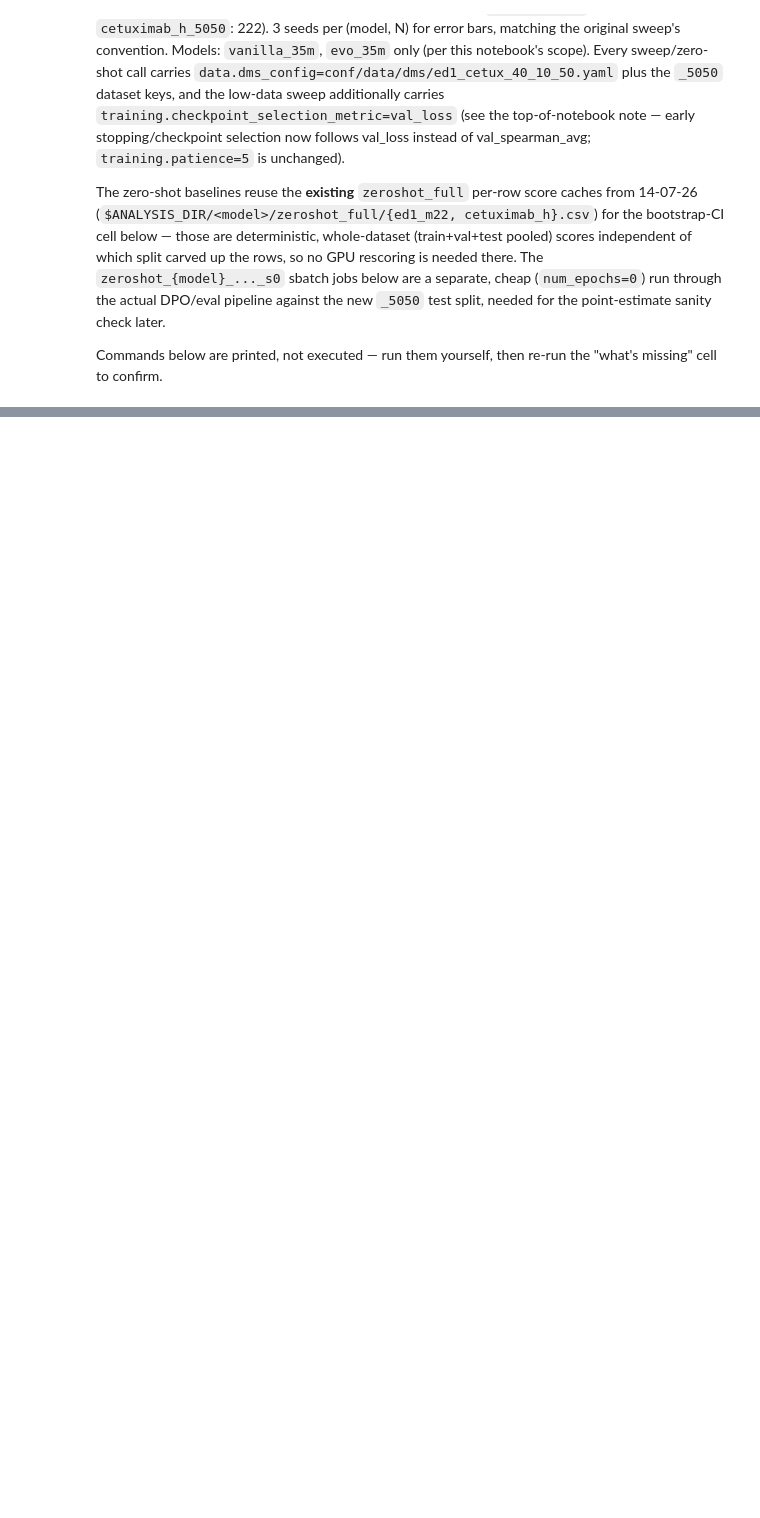
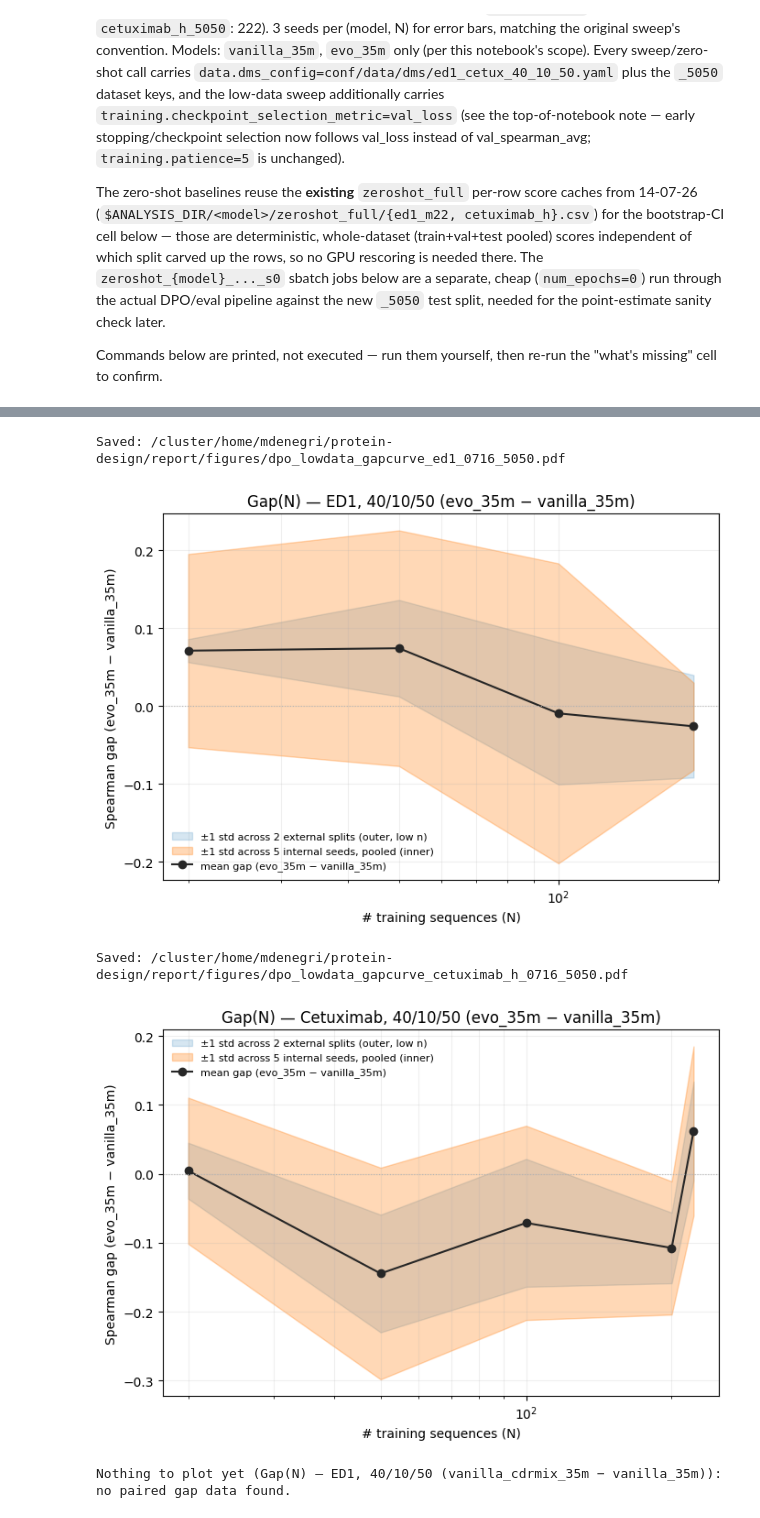
Before and after one commit to gioguida/protein-design, a Jupyter notebook: report/meetings/16-07-26.ipynb, the cells around one changed output, grey strips where cells are left out. Drawn from its saved outputs; the diff is of its cells as text; code cells hidden in the pictures; blank space fills up the shorter version.

```diff
--- a/report/meetings/16-07-26.ipynb
+++ b/report/meetings/16-07-26.ipynb
@@ -736,7 +875,7 @@ def _gap_curve_stats(gaps_df):
     outer["pooled_inner_std"] = np.sqrt(outer["pooled_inner_var"])
     return per_split.sort_values(["split_seed", "n_train"]), outer.sort_values("n_train")
 
-def _plot_gap_curve(gap_stats, title="", save_path=None):
+def _plot_gap_curve(gap_stats, title="", save_path=None, model_a="evo_35m", model_b="vanilla_35m"):
     if gap_stats.empty:
         print(f"Nothing to plot yet ({title}): no paired gap data found."); return None
     fig, ax = plt.subplots(figsize=(7, 5))
@@ -751,35 +890,58 @@ def _plot_gap_curve(gap_stats, title="", save_path=None):
                      label="±1 std across 2 external splits (outer, low n)")
     ax.fill_between(x, y - inner, y + inner, color="C1", alpha=0.30,
                      label="±1 std across 5 internal seeds, pooled (inner)")
-    ax.plot(x, y, marker="o", color="0.15", label="mean gap (evo_35m − vanilla_35m)")
+    ax.plot(x, y, marker="o", color="0.15", label=f"mean gap ({model_a} − {model_b})")
     ax.axhline(0.0, color="0.7", lw=0.8, ls=":")
     ax.set_xscale("log")
     ax.set_xlabel("# training sequences (N)")
-    ax.set_ylabel("Spearman gap (evo_35m − vanilla_35m)")
+    ax.set_ylabel(f"Spearman gap ({model_a} − {model_b})")
     ax.set_title(title)
     ax.legend(frameon=False, fontsize=8, loc="best")
     ax.grid(True, which="both", alpha=0.2)
     fig.tight_layout()
     if save_path:
         Path(save_path).parent.mkdir(parents=True, exist_ok=True)
         fig.savefig(save_path, bbox_inches="tight"); print("Saved:", save_path)
     return fig
 
 _gaps_ed1 = _compute_paired_gaps("ed1_5050", EXT_SPLIT_SEEDS, _ext_runs_df)
 _gaps_cetux = _compute_paired_gaps("cetuximab_h_5050", EXT_SPLIT_SEEDS, _ext_runs_df)
 _gap_per_split_ed1, _gap_curve_ed1 = _gap_curve_stats(_gaps_ed1)
 _gap_per_split_cetux, _gap_curve_cetux = _gap_curve_stats(_gaps_cetux)
 
 fig_gap_ed1 = _plot_gap_curve(
     _gap_curve_ed1, title="Gap(N) — ED1, 40/10/50 (evo_35m − vanilla_35m)",
     save_path=str(_REPO_ROOT / "report" / "figures" / "dpo_lowdata_gapcurve_ed1_0716_5050.pdf"),
 )
 if fig_gap_ed1 is not None:
     plt.show()
 
 fig_gap_cetux = _plot_gap_curve(
     _gap_curve_cetux, title="Gap(N) — Cetuximab, 40/10/50 (evo_35m − vanilla_35m)",
     save_path=str(_REPO_ROOT / "report" / "figures" / "dpo_lowdata_gapcurve_cetuximab_h_0716_5050.pdf"),
 )
 if fig_gap_cetux is not None:
     plt.show()
+
+# ED1-only addition (2026-07-17): cdrmix-vs-vanilla gap, isolating the
+# C05-only fine-tune's effect (separate from the evo-vs-vanilla gap above,
+# which reflects the general-OAS pretraining + C05 evotuning combined).
+_gaps_ed1_cdrmix = _compute_paired_gaps(
+    "ed1_5050", EXT_SPLIT_SEEDS, _ext_runs_df,
+    model_a="vanilla_cdrmix_35m", model_b="vanilla_35m",
+)
+_gap_per_split_ed1_cdrmix, _gap_curve_ed1_cdrmix = _gap_curve_stats(_gaps_ed1_cdrmix)
+
+fig_gap_ed1_cdrmix = _plot_gap_curve(
+    _gap_curve_ed1_cdrmix, title="Gap(N) — ED1, 40/10/50 (vanilla_cdrmix_35m − vanilla_35m)",
+    model_a="vanilla_cdrmix_35m", model_b="vanilla_35m",
+    save_path=str(_REPO_ROOT / "report" / "figures" / "dpo_lowdata_gapcurve_ed1_cdrmix_0716_5050.pdf"),
+)
+if fig_gap_ed1_cdrmix is not None:
+    plt.show()
+# %% [output]
+Saved: /cluster/home/mdenegri/protein-design/report/figures/dpo_lowdata_gapcurve_ed1_0716_5050.pdf
+[figure, added]
+Saved: /cluster/home/mdenegri/protein-design/report/figures/dpo_lowdata_gapcurve_cetuximab_h_0716_5050.pdf
+[figure, added]
+Nothing to plot yet (Gap(N) — ED1, 40/10/50 (vanilla_cdrmix_35m − vanilla_35m)): no paired gap data found.
```
Also changed, not shown: parts of 13 cells of this notebook, 27 other files.
